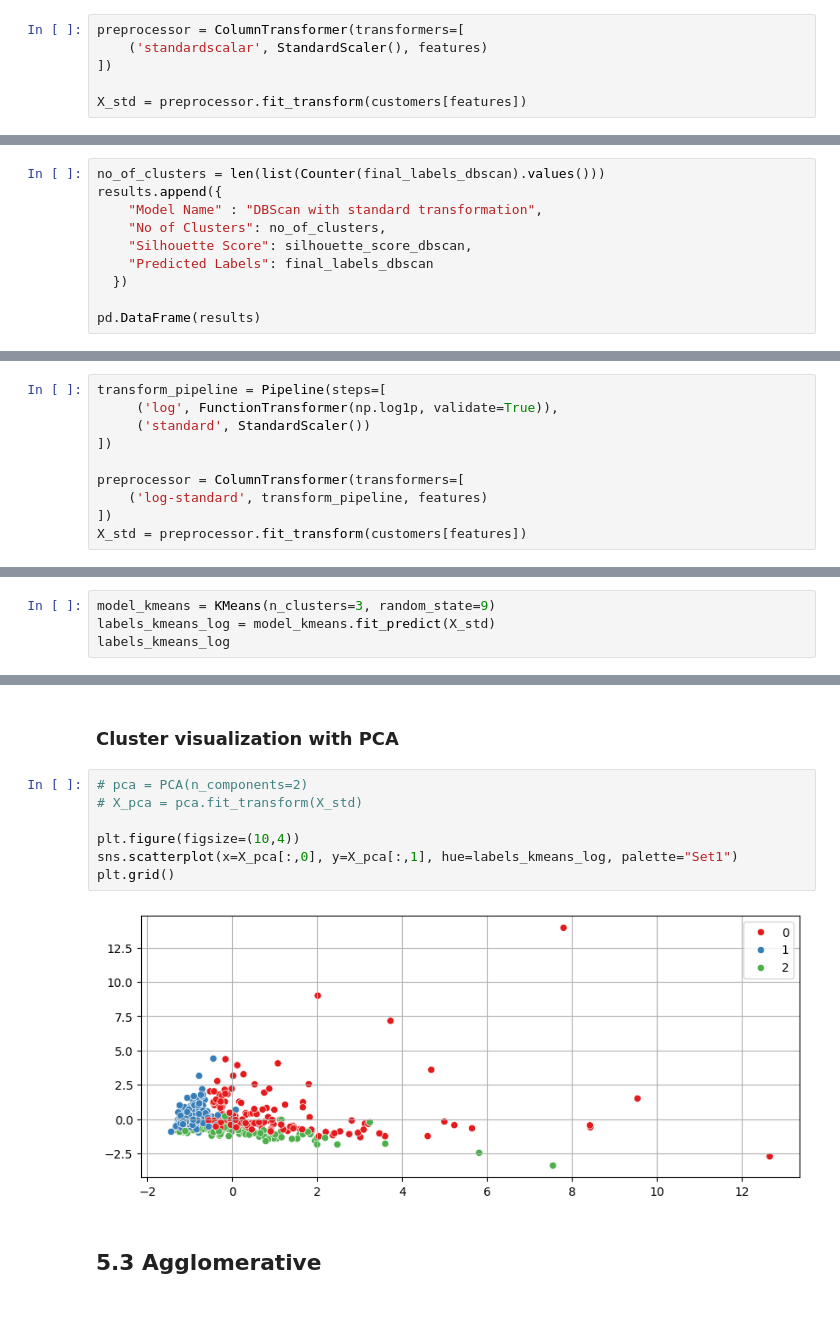
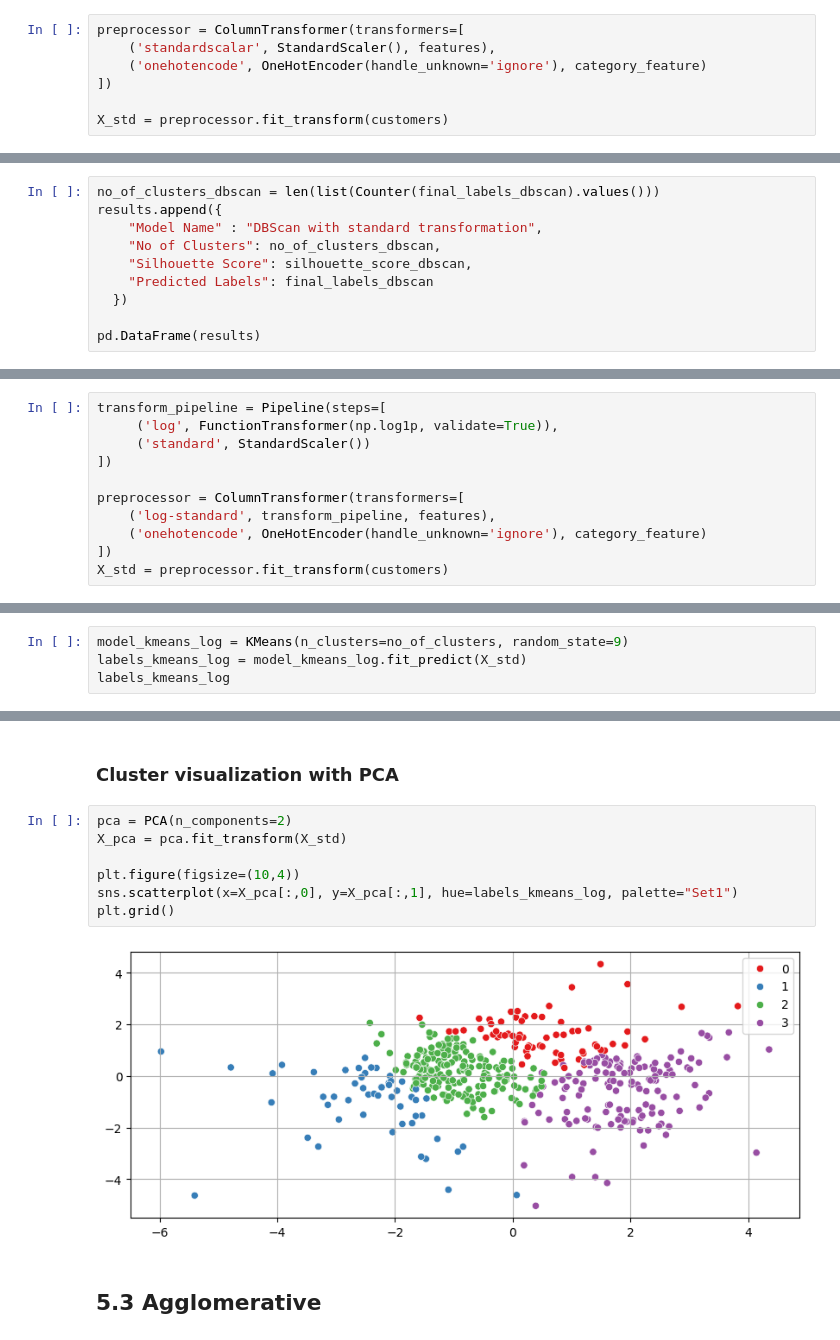
Before and after one commit to Sumanabec/AIML, a Jupyter notebook: WholeSale Customer Segmentation/wholesale_customer_segmentation.ipynb, the cells around one changed output, grey strips where cells are left out. Cells and saved outputs as stored; diff of their text form; blank space fills up the shorter version.

Commit message:
wholesale customer clustering

```diff
--- a/WholeSale Customer Segmentation/wholesale_customer_segmentation.ipynb
+++ b/WholeSale Customer Segmentation/wholesale_customer_segmentation.ipynb
@@ -155,10 +147,11 @@ First cluster the dataset with raw data(standardized), then cluster after applyi
 ###  Preprocessing
 # %%
 preprocessor = ColumnTransformer(transformers=[
-    ('standardscalar', StandardScaler(), features)
+    ('standardscalar', StandardScaler(), features),
+    ('onehotencode', OneHotEncoder(handle_unknown='ignore'), category_feature)
 ])
 
-X_std = preprocessor.fit_transform(customers[features])
+X_std = preprocessor.fit_transform(customers)
 # %% [markdown]
 ### Find optimal value of K
 # %%
@@ -443,8 +435,8 @@ silhouette_score_dbscan
 # %%
-no_of_clusters = len(list(Counter(final_labels_dbscan).values()))
+no_of_clusters_dbscan = len(list(Counter(final_labels_dbscan).values()))
 results.append({
     "Model Name" : "DBScan with standard transformation",
-    "No of Clusters": no_of_clusters,
+    "No of Clusters": no_of_clusters_dbscan,
     "Silhouette Score": silhouette_score_dbscan,
     "Predicted Labels": final_labels_dbscan
   })
@@ -539,9 +531,10 @@ transform_pipeline = Pipeline(steps=[
 ])
 
 preprocessor = ColumnTransformer(transformers=[
-    ('log-standard', transform_pipeline, features)
+    ('log-standard', transform_pipeline, features),
+    ('onehotencode', OneHotEncoder(handle_unknown='ignore'), category_feature)
 ])
-X_std = preprocessor.fit_transform(customers[features])
+X_std = preprocessor.fit_transform(customers)
 # %%
 for k in [2, 3, 4, 5, 6, 7, 8, 9]:
     model = KMeans(n_clusters=k, random_state=9)
@@ -576,7 +569,7 @@ Silhouette Score: 0.193
 # %% [markdown]
 ### Fit the model
 # %%
-model_kmeans = KMeans(n_clusters=3, random_state=9)
-labels_kmeans_log = model_kmeans.fit_predict(X_std)
+model_kmeans_log = KMeans(n_clusters=no_of_clusters, random_state=9)
+labels_kmeans_log = model_kmeans_log.fit_predict(X_std)
 labels_kmeans_log
 # %% [output]
@@ -627,14 +620,14 @@ pd.DataFrame(results)
 # %% [markdown]
 ### Cluster visualization with PCA
 # %%
-# pca = PCA(n_components=2)
-# X_pca = pca.fit_transform(X_std)
+pca = PCA(n_components=2)
+X_pca = pca.fit_transform(X_std)
 
 plt.figure(figsize=(10,4))
 sns.scatterplot(x=X_pca[:,0], y=X_pca[:,1], hue=labels_kmeans_log, palette="Set1")
 plt.grid()
 # %% [output]
-[figure, old version]
+[figure, new version]
 # %% [markdown]
 ## 5.3 Agglomerative
 # %% [markdown]
```
Also changed, not shown: parts of 86 cells of this notebook.
